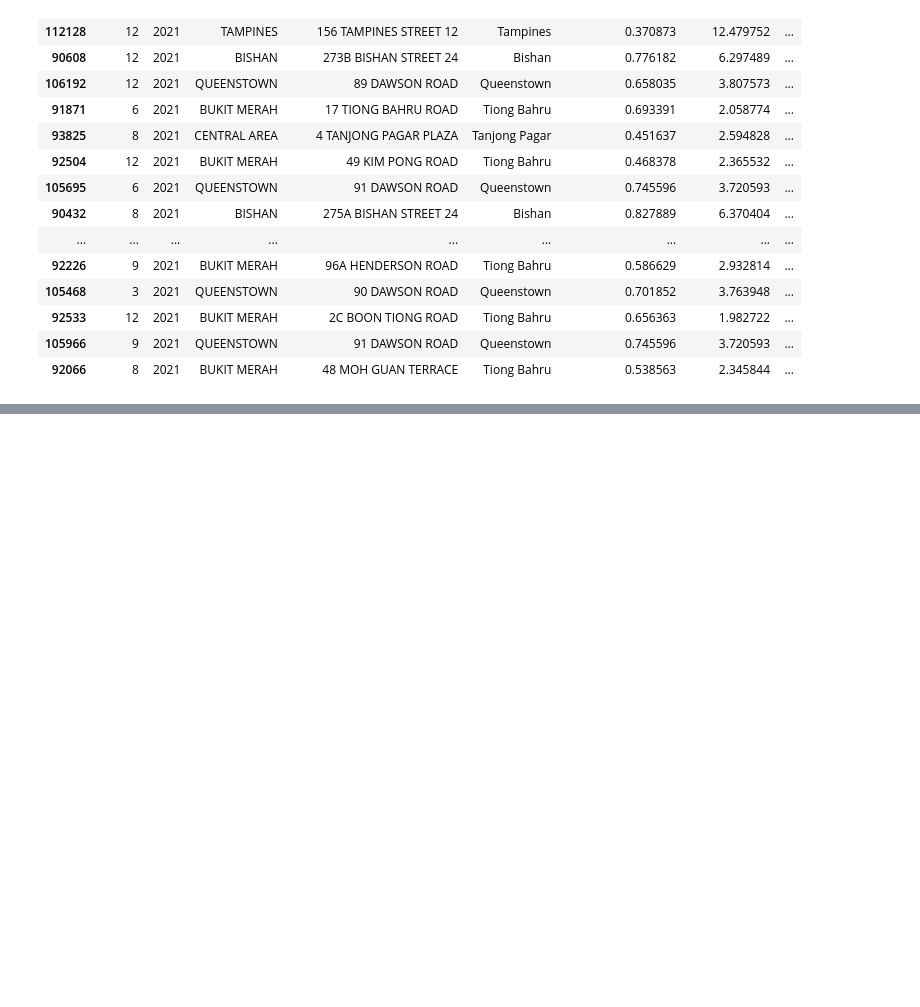
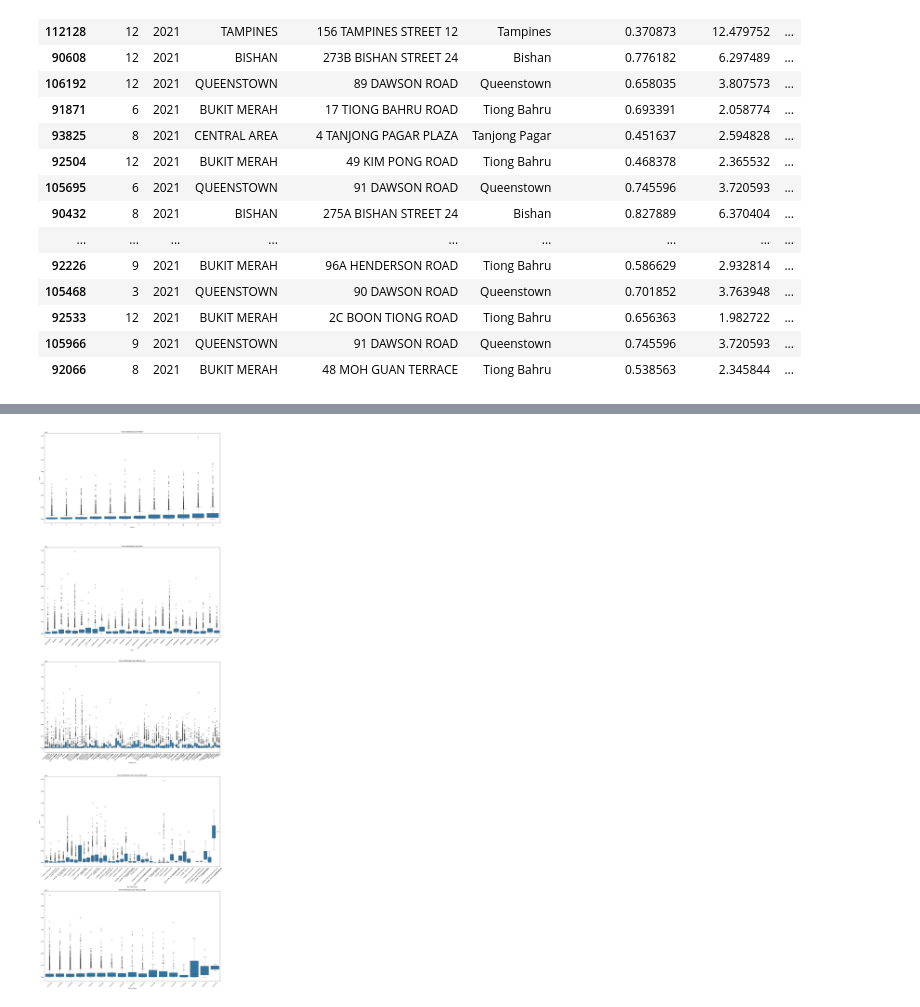
Before and after one commit to advaitbd/SC4001-Assignment, a Jupyter notebook: PartB_1.ipynb, the cells around one changed output, grey strips where cells are left out. Saved outputs shown, nothing was run; the diff lists cells and outputs as text; code cells hidden in the pictures; blank space fills up the shorter version.

```diff
--- a/PartB_1.ipynb
+++ b/PartB_1.ipynb
@@ -209,0 +247,24 @@ test_data.to_csv('test_data.csv')
+# %%
+import matplotlib.pyplot as plt
+import seaborn as sns
+
+# Set up the matplotlib figure
+plt.figure(figsize=(20, 60))
+
+features_to_explore = ['month', 'town', 'nearest_stn', 'flat_model_type', 'storey_range']
+
+# Creating subplots
+for i, feature in enumerate(features_to_explore, 1):
+    plt.subplot(5, 1, i)
+    sns.boxplot(data=test_data, x=feature, y='error')
+    plt.xticks(rotation=45)
+    plt.title(f'Error distribution per {feature.capitalize()}')
+    if i == 1 or i == 4:  # Adding y-label only to the first plot in each row for clarity
+        plt.ylabel('Error')
+    else:
+        plt.ylabel('')
+
+plt.tight_layout()
+plt.show()
+# %% [output]
+[figure, added]
```
Also changed, not shown: parts of 8 cells of this notebook, 10 other files.
